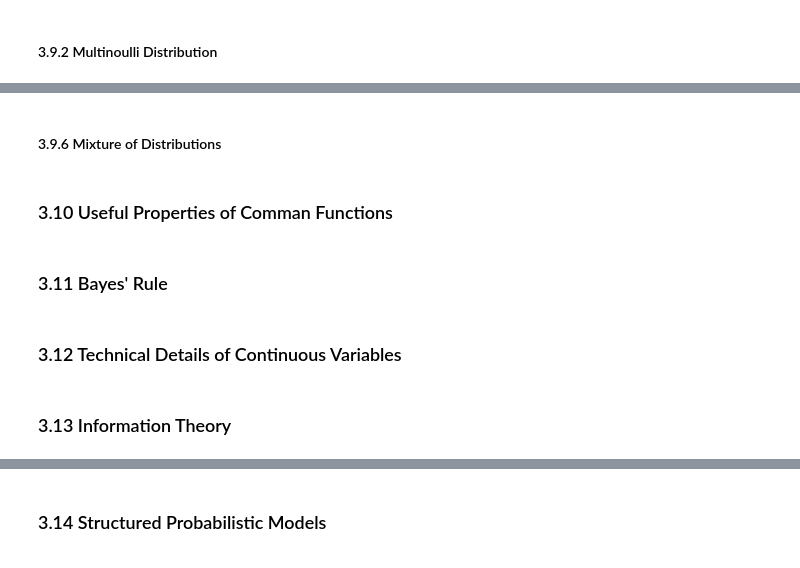
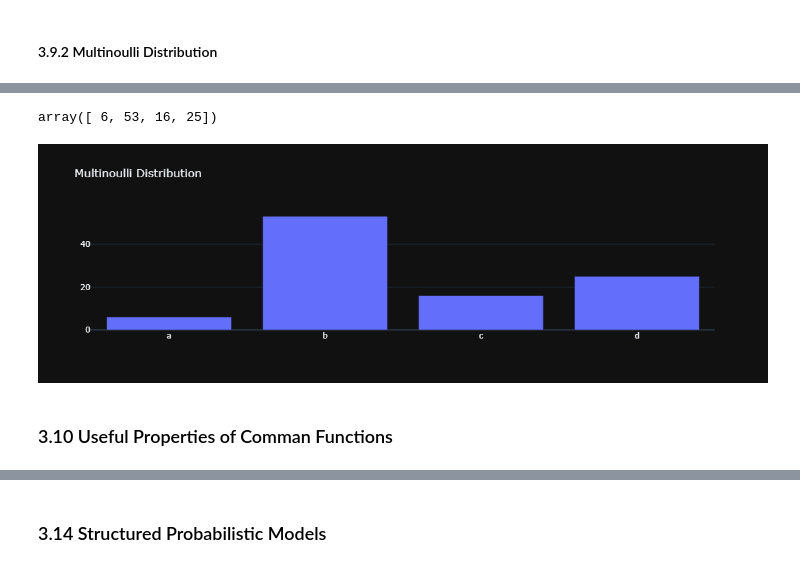
Before and after one commit to PravinHaligonda/Deep-Learning, a Jupyter notebook: Probability_and_Information/Probability.ipynb, the cells around one changed output, grey strips where cells are left out. Saved outputs shown, nothing was run; the diff lists cells and outputs as text; code cells hidden in the pictures.

```diff
--- a/Probability_and_Information/Probability.ipynb
+++ b/Probability_and_Information/Probability.ipynb
@@ -313,10 +318,22 @@ tensor([8.3951, 8.2469, 8.0000, 6.6667])
-# %% [markdown]
-#### 3.9.6 Mixture of Distributions
+# %%
+probabilities = torch.tensor([0.1, 0.4, 0.2, 0.3])
+probabilities = probabilities / probabilities.sum()
+samples = torch.multinomial(probabilities, 100, replacement=True)
+counts = torch.bincount(samples, minlength=len(probabilities))
+# %%
+counts = counts.numpy()
+# %%
+counts
+# %% [output]
+array([ 6, 53, 16, 25])
+# %%
+categories = numpy.array(['a', 'b', 'c', 'd'])
+# %%
+import plotly.graph_objects as go
+fig = go.Figure(data=go.Bar(x=categories, y=counts))
+fig.update_layout(title='Multinoulli Distribution', template='plotly_dark')
+fig.show()
+# %% [output]
+[figure, added]
 # %% [markdown]
 ### 3.10 Useful Properties of Comman Functions
-# %% [markdown]
-### 3.11 Bayes' Rule
-# %% [markdown]
-### 3.12 Technical Details of Continuous Variables
-# %% [markdown]
-### 3.13 Information Theory
```
Also changed, not shown: parts of 11 cells of this notebook, 2 other files.
